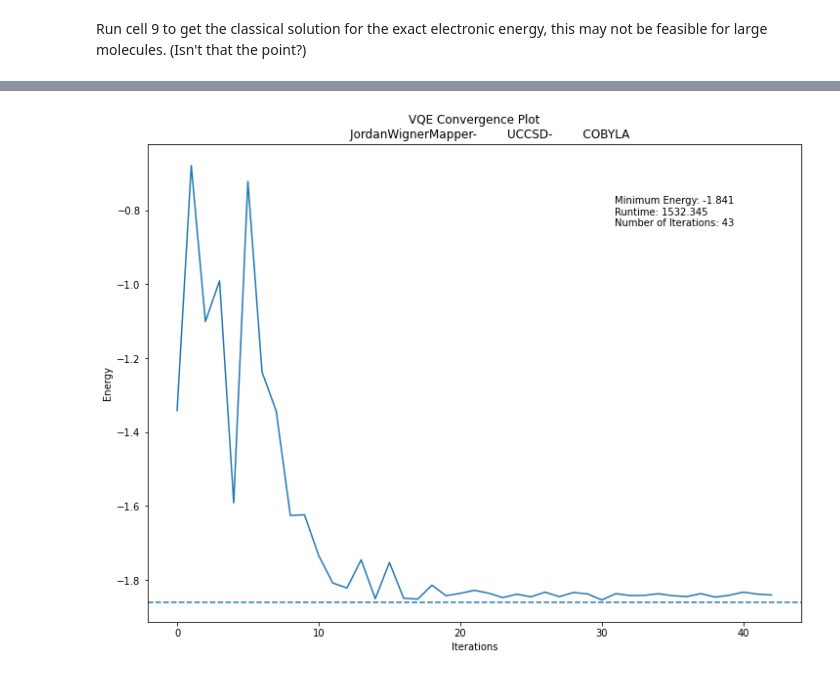
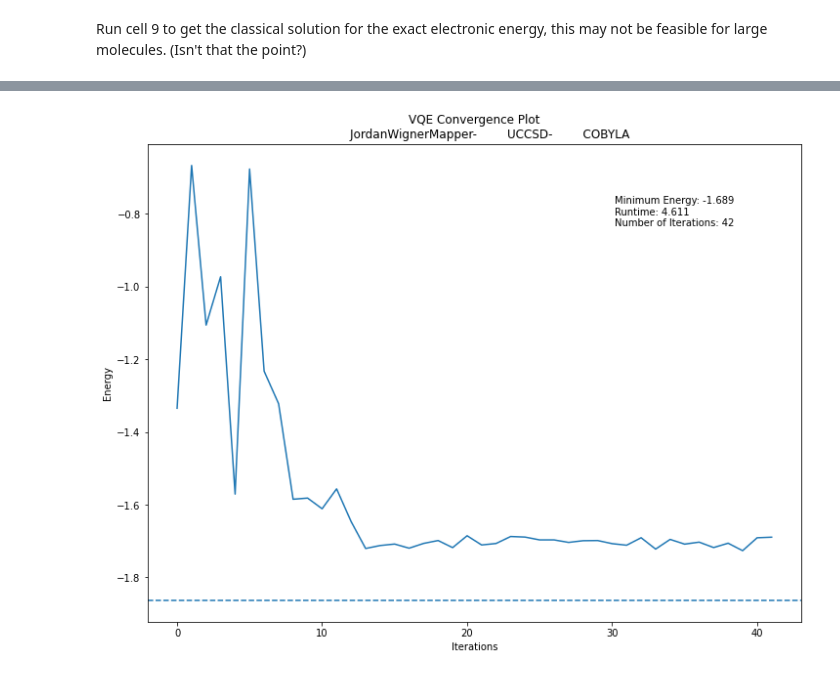
Before and after one commit to vmperrone/Benchmarking-Quantum-Groundstate-Solvers, a Jupyter notebook: main/BenchmarkingTool.ipynb, the cells around one changed output, grey strips where cells are left out. Drawn from its saved outputs; the diff is of its cells as text; code cells hidden in the pictures.

```diff
--- a/main/BenchmarkingTool.ipynb
+++ b/main/BenchmarkingTool.ipynb
@@ -120,17 +120,17 @@ Set up the molecule and electronic structure rpoblem to work with in cell 7 belo
 #@title Cell 6
 
 #H2
-# geometry = [['H', [  0.0,    0.0,    0.0]],
-#             ['H', [  0.0,    0.0,   0.739]]]
-# molecule = Molecule(geometry=geometry, charge=0, multiplicity=1)
-# molecule_name = 'H2'
-# basis = 'sto6g'
+geometry = [['H', [  0.0,    0.0,    0.0]],
+            ['H', [  0.0,    0.0,   0.739]]]
+molecule = Molecule(geometry=geometry, charge=0, multiplicity=1)
+molecule_name = 'H2'
+basis = 'sto6g'
 
-# H3
-geometry = [['H', [0.0, 0.0, 0.0]], ['H', [1.1, 0.0, 0.0]], ['H', [0.55, 0.9526279441628825, 0]]]
-molecule = Molecule(geometry=geometry, charge=1, multiplicity=1)
-molecule_name = 'H3'
-basis = 'sto3g'
+# # H3
+# geometry = [['H', [0.0, 0.0, 0.0]], ['H', [1.1, 0.0, 0.0]], ['H', [0.55, 0.9526279441628825, 0]]]
+# molecule = Molecule(geometry=geometry, charge=1, multiplicity=1)
+# molecule_name = 'H3'
+# basis = 'sto3g'
 
 # #LiH
 # geometry = [['Li', [0.0, 0.0, 0.0]], ['H', [0.0, 0.0, 1.5474]]]
@@ -274,12 +274,12 @@ method = "VQE"
 init_state = HartreeFock(problem.es_problem.num_spin_orbitals, problem.es_problem.num_particles, problem.qubit_converter)
 
 ## Backend
-from qiskit import IBMQ
-IBMQ.save_account('f10a5be117c16a6472c748a25874a94883f6021cf9bfe6f406e015522235a968d8eb0a5812f47160385c72355172371278d3c36e75e23fc7f4d73f1523fcbdf8')
-provider = IBMQ.load_account()
-# provider = IBMQ.get_provider(project='qiskit-runtime')  # Change this to your provider.
-backend = provider.get_backend('ibmq_qasm_simulator')
-# backend = QasmSimulator()
+# from qiskit import IBMQ
+# IBMQ.save_account('f10a5be117c16a6472c748a25874a94883f6021cf9bfe6f406e015522235a968d8eb0a5812f47160385c72355172371278d3c36e75e23fc7f4d73f1523fcbdf8')
+# provider = IBMQ.load_account()
+# # provider = IBMQ.get_provider(project='qiskit-runtime')  # Change this to your provider.
+# backend = provider.get_backend('ibmq_qasm_simulator')
+backend = QasmSimulator()
 
 ## Ansatz
 from qiskit.circuit.library import TwoLocal
@@ -405,4 +405,4 @@ minEnergyResults(problem, result_dict, method, str(backend))
-[figure, old version]
+[figure, new version]
 # %%
 ### QCC method ###
 #set number of Bloch angle and entangler amplitude foldings
```
Also changed, not shown: parts of 6 cells of this notebook, 7 other files.
